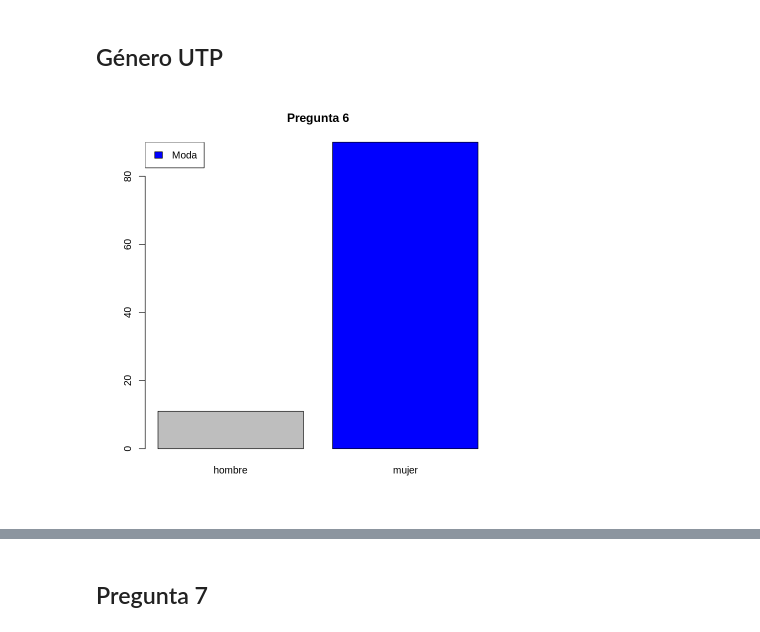
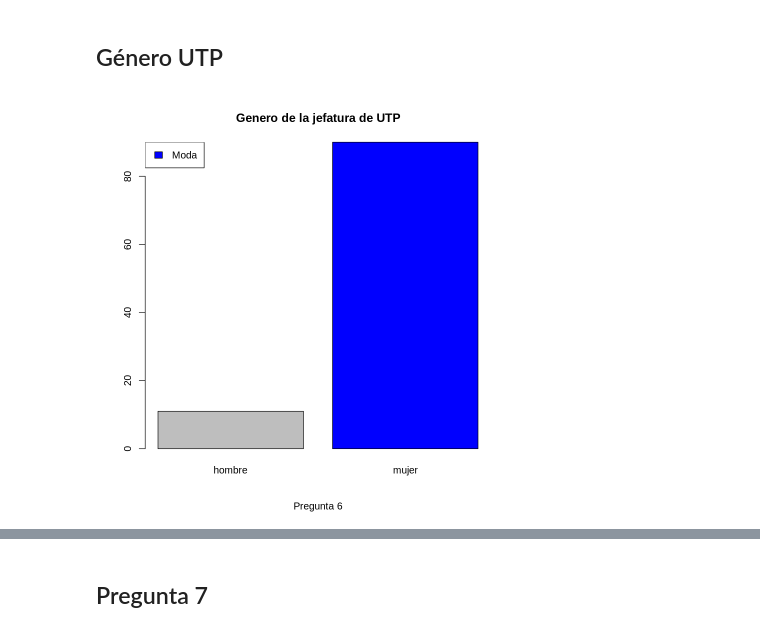
Before and after one commit to Taz-Ricardo/Validacion, a Jupyter notebook: Codigos validacion.ipynb, the cells around one changed output, grey strips where cells are left out. Saved outputs shown, nothing was run; the diff lists cells and outputs as text; code cells hidden in the pictures.

```diff
--- a/Codigos validacion.ipynb
+++ b/Codigos validacion.ipynb
@@ -286,7 +298,7 @@ legend("topleft", "Moda", fill = 4)
 # %% [markdown]
 ## Género UTP
 # %%
-barplot(table(datos[,6]),main = "Pregunta 6", col = c(rep("gray", 1),4))
+barplot(table(datos[,6]),main = "Genero de la jefatura de UTP", col = c(rep("gray", 1),4),sub='Pregunta 6')
 legend("topleft", "Moda", fill = 4)
 # %% [output]
-[figure, old version]
+[figure, new version]
```
Also changed, not shown: parts of 117 cells of this notebook, 6 other files.
